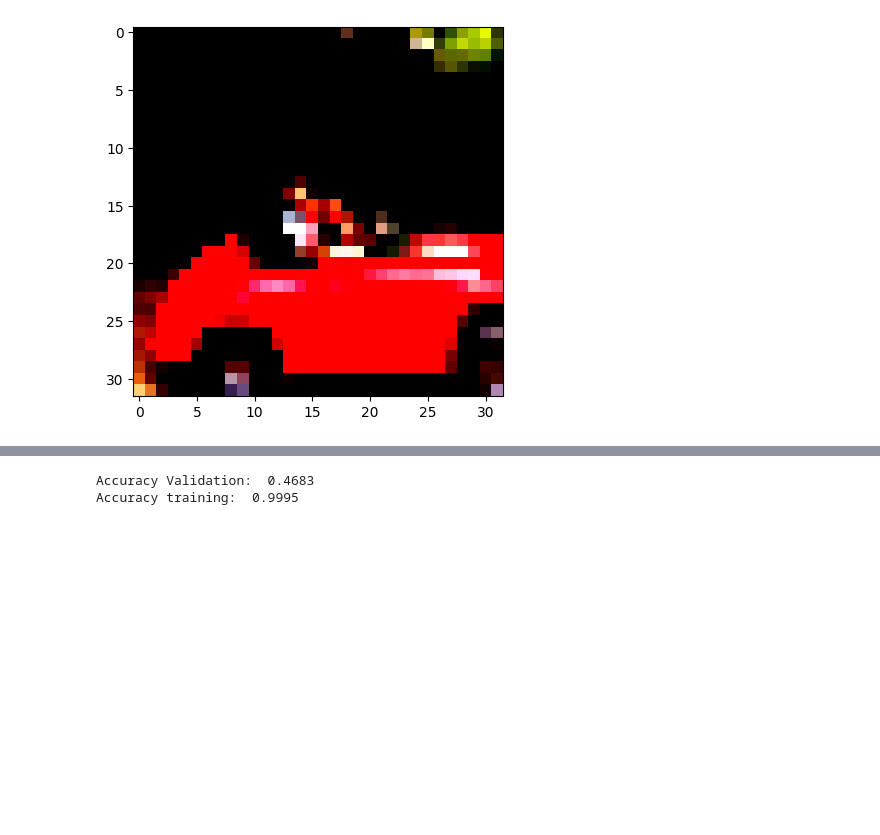
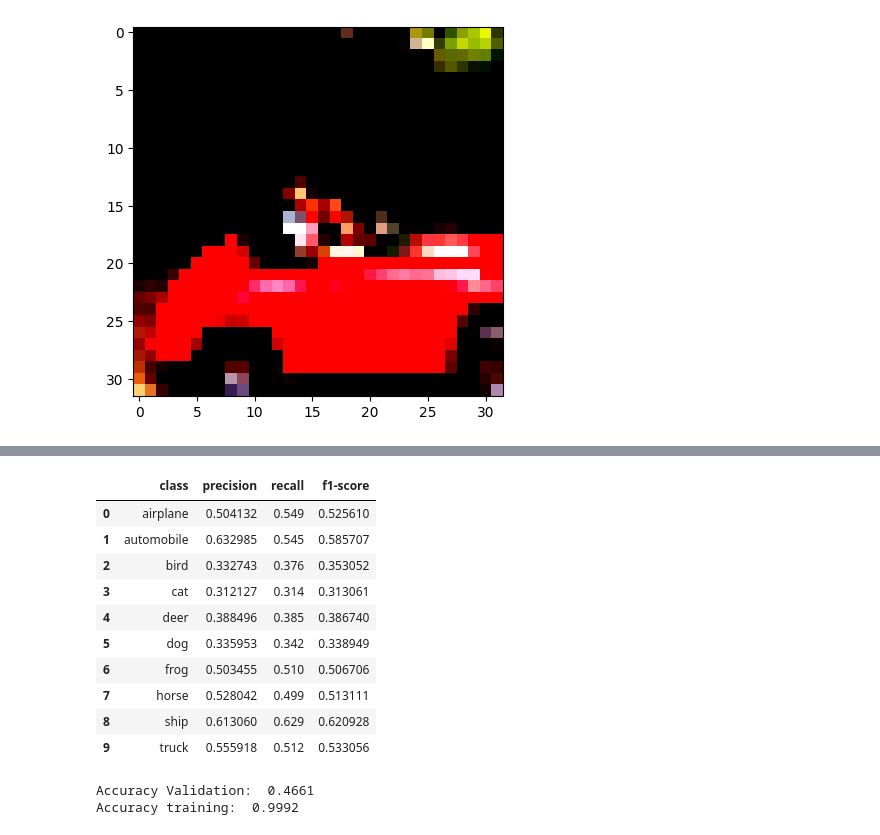
Before and after one commit to emilia-uncc/Assignment1, a Jupyter notebook: Assignment6/Homework6_2a.ipynb, the cells around one changed output, grey strips where cells are left out. Saved outputs shown, nothing was run; the diff lists cells and outputs as text; code cells hidden in the pictures; blank space fills up the shorter version.

```diff
--- a/Assignment6/Homework6_2a.ipynb
+++ b/Assignment6/Homework6_2a.ipynb
@@ -132,8 +185,30 @@ Training time:  0:43:52.098732
+# %%
+cm = pd.DataFrame(cnf_matrix)
+
+recall = np.diag(cm) / np.sum(cm, axis = 1)
+precision = np.diag(cm) / np.sum(cm, axis = 0)
+f1_score = (2*recall*precision) / (recall+precision)
+
+d = {'class':class_names, 'precision':precision, 'recall':recall, 'f1-score':f1_score}
+performance = pd.DataFrame(data = d)
+performance
+# %% [output]
+|  | class | precision | recall | f1-score |
+| 0 | airplane | 0.504132 | 0.549 | 0.525610 |
+| 1 | automobile | 0.632985 | 0.545 | 0.585707 |
+| 2 | bird | 0.332743 | 0.376 | 0.353052 |
+| 3 | cat | 0.312127 | 0.314 | 0.313061 |
+| 4 | deer | 0.388496 | 0.385 | 0.386740 |
+| 5 | dog | 0.335953 | 0.342 | 0.338949 |
+| 6 | frog | 0.503455 | 0.510 | 0.506706 |
+| 7 | horse | 0.528042 | 0.499 | 0.513111 |
+| 8 | ship | 0.613060 | 0.629 | 0.620928 |
+| 9 | truck | 0.555918 | 0.512 | 0.533056 |
 # %%
 val_loader = torch.utils.data.DataLoader(transformed_cifar10_val, batch_size=64,
   shuffle=False)
-correct = 0
-total = 0
+correct_val = 0
+total_val = 0
 val_losses = []
 with torch.no_grad():
     for imgs, labels in val_loader:
@@ -142,9 +217,9 @@ with torch.no_grad():
         loss = loss_fn(outputs, labels)
         val_losses.append(loss.item())
         _, predicted = torch.max(outputs, dim=1)
-        total += labels.shape[0]
-        correct += int((predicted == labels).sum())
-print("Accuracy Validation: ", correct / total)
+        total_val += labels.shape[0]
+        correct_val += int((predicted == labels).sum())
+print("Accuracy Validation: ", correct_val / total_val)
 
 #Training set accuracy
 train_loader = torch.utils.data.DataLoader(transformed_cifar10, batch_size=64, shuffle=False)
@@ -159,5 +234,5 @@ with torch.no_grad():
 
 print("Accuracy training: " , (correct / total))
 # %% [output]
-Accuracy Validation:  0.4683
-Accuracy training:  0.9995
+Accuracy Validation:  0.4661
+Accuracy training:  0.9992
```
Also changed, not shown: parts of 15 cells of this notebook.
